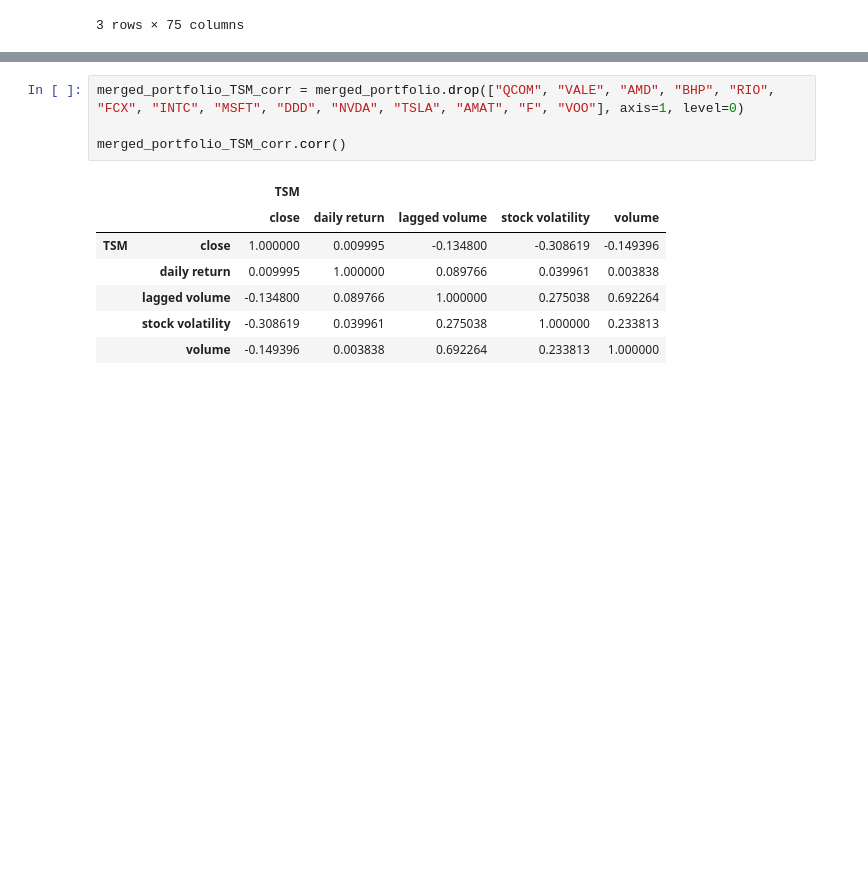
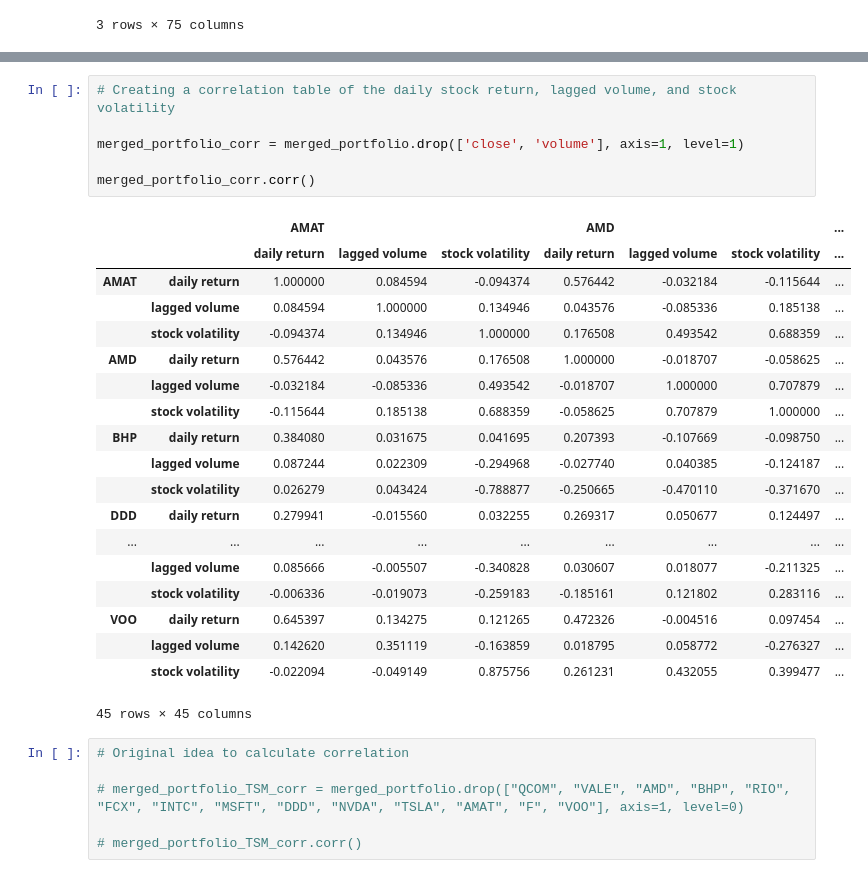
Before and after one commit to ForrestSurles/project_02, a Jupyter notebook: Alpaca_Stock_Info.ipynb, the cells around one changed output, grey strips where cells are left out. Drawn from its saved outputs; the diff is of its cells as text; blank space fills up the shorter version.

```diff
--- a/Alpaca_Stock_Info.ipynb
+++ b/Alpaca_Stock_Info.ipynb
@@ -313,12 +316,32 @@ plt.legend(loc="lower right", bbox_to_anchor=(1.53, -0.19), ncol=1)
+# %%
+# Creating a correlation table of the daily stock return, lagged volume, and stock volatility
+
+merged_portfolio_corr = merged_portfolio.drop(['close', 'volume'], axis=1, level=1)
+
+merged_portfolio_corr.corr()
+# %% [output]
+|  |  | AMAT |  |  | AMD |  |  | ... |
+|  |  | daily return | lagged volume | stock volatility | daily return | lagged volume | stock volatility | ... |
+| AMAT | daily return | 1.000000 | 0.084594 | -0.094374 | 0.576442 | -0.032184 | -0.115644 | ... |
+|  | lagged volume | 0.084594 | 1.000000 | 0.134946 | 0.043576 | -0.085336 | 0.185138 | ... |
+|  | stock volatility | -0.094374 | 0.134946 | 1.000000 | 0.176508 | 0.493542 | 0.688359 | ... |
+| AMD | daily return | 0.576442 | 0.043576 | 0.176508 | 1.000000 | -0.018707 | -0.058625 | ... |
+|  | lagged volume | -0.032184 | -0.085336 | 0.493542 | -0.018707 | 1.000000 | 0.707879 | ... |
+|  | stock volatility | -0.115644 | 0.185138 | 0.688359 | -0.058625 | 0.707879 | 1.000000 | ... |
+| BHP | daily return | 0.384080 | 0.031675 | 0.041695 | 0.207393 | -0.107669 | -0.098750 | ... |
+|  | lagged volume | 0.087244 | 0.022309 | -0.294968 | -0.027740 | 0.040385 | -0.124187 | ... |
+|  | stock volatility | 0.026279 | 0.043424 | -0.788877 | -0.250665 | -0.470110 | -0.371670 | ... |
+| DDD | daily return | 0.279941 | -0.015560 | 0.032255 | 0.269317 | 0.050677 | 0.124497 | ... |
+| ... | ... | ... | ... | ... | ... | ... | ... | ... |
+|  | lagged volume | 0.085666 | -0.005507 | -0.340828 | 0.030607 | 0.018077 | -0.211325 | ... |
+|  | stock volatility | -0.006336 | -0.019073 | -0.259183 | -0.185161 | 0.121802 | 0.283116 | ... |
+| VOO | daily return | 0.645397 | 0.134275 | 0.121265 | 0.472326 | -0.004516 | 0.097454 | ... |
+|  | lagged volume | 0.142620 | 0.351119 | -0.163859 | 0.018795 | 0.058772 | -0.276327 | ... |
+|  | stock volatility | -0.022094 | -0.049149 | 0.875756 | 0.261231 | 0.432055 | 0.399477 | ... |
+45 rows × 45 columns
 # %%
-merged_portfolio_TSM_corr = merged_portfolio.drop(["QCOM", "VALE", "AMD", "BHP", "RIO", "FCX", "INTC", "MSFT", "DDD", "NVDA", "TSLA", "AMAT", "F", "VOO"], axis=1, level=0)
+# Original idea to calculate correlation
 
-merged_portfolio_TSM_corr.corr()
+# merged_portfolio_TSM_corr = merged_portfolio.drop(["QCOM", "VALE", "AMD", "BHP", "RIO", "FCX", "INTC", "MSFT", "DDD", "NVDA", "TSLA", "AMAT", "F", "VOO"], axis=1, level=0)
+
+# merged_portfolio_TSM_corr.corr()
-# %% [output]
-|  |  | TSM |  |  |  |  |
-|  |  | close | daily return | lagged volume | stock volatility | volume |
-| TSM | close | 1.000000 | 0.009995 | -0.134800 | -0.308619 | -0.149396 |
-|  | daily return | 0.009995 | 1.000000 | 0.089766 | 0.039961 | 0.003838 |
-|  | lagged volume | -0.134800 | 0.089766 | 1.000000 | 0.275038 | 0.692264 |
-|  | stock volatility | -0.308619 | 0.039961 | 0.275038 | 1.000000 | 0.233813 |
-|  | volume | -0.149396 | 0.003838 | 0.692264 | 0.233813 | 1.000000 |
```
Also changed, not shown: parts of 9 cells of this notebook.
